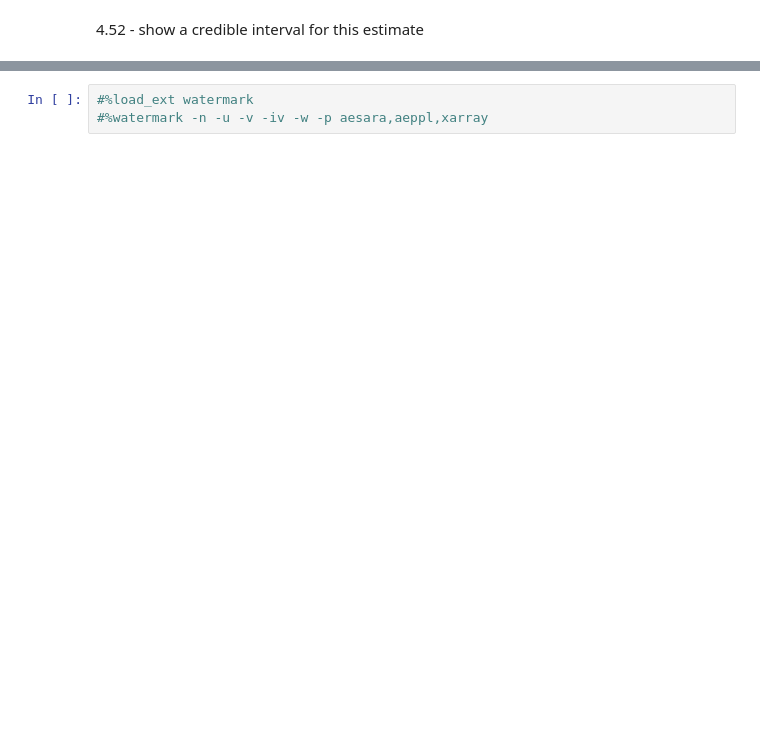
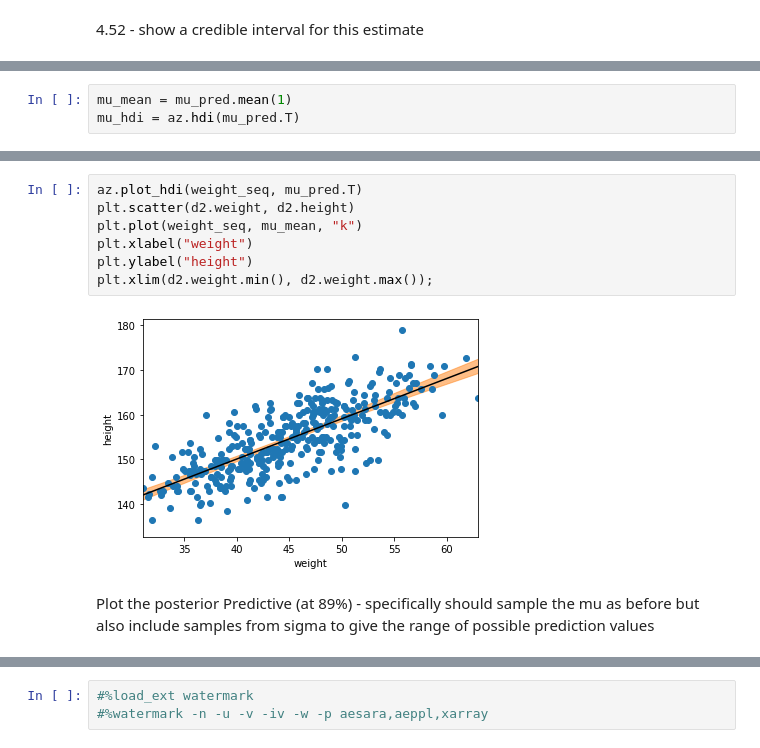
Before and after one commit to steed360/Data-Analysis, a Jupyter notebook: b Statistical Rethinking/Chapter_4_fromScratch.ipynb, the cells around one changed output, grey strips where cells are left out. Saved outputs shown, nothing was run; the diff lists cells and outputs as text; blank space fills up the shorter version.

```diff
--- a/b Statistical Rethinking/Chapter_4_fromScratch.ipynb
+++ b/b Statistical Rethinking/Chapter_4_fromScratch.ipynb
@@ -768 +836,4 @@ array([158.51253708, 159.79547069])
+# %%
+mu_mean = mu_pred.mean(1)
+mu_hdi = az.hdi(mu_pred.T)
 # %% [markdown]
@@ -769,0 +841,11 @@ array([158.51253708, 159.79547069])
+# %%
+az.plot_hdi(weight_seq, mu_pred.T)
+plt.scatter(d2.weight, d2.height)
+plt.plot(weight_seq, mu_mean, "k")
+plt.xlabel("weight")
+plt.ylabel("height")
+plt.xlim(d2.weight.min(), d2.weight.max());
+# %% [output]
+[figure, added]
+# %% [markdown]
+Plot the posterior Predictive (at 89%) - specifically should sample the mu as before but also include samples from sigma to give the range of possible prediction values
```
Also changed, not shown: parts of 45 cells of this notebook.
